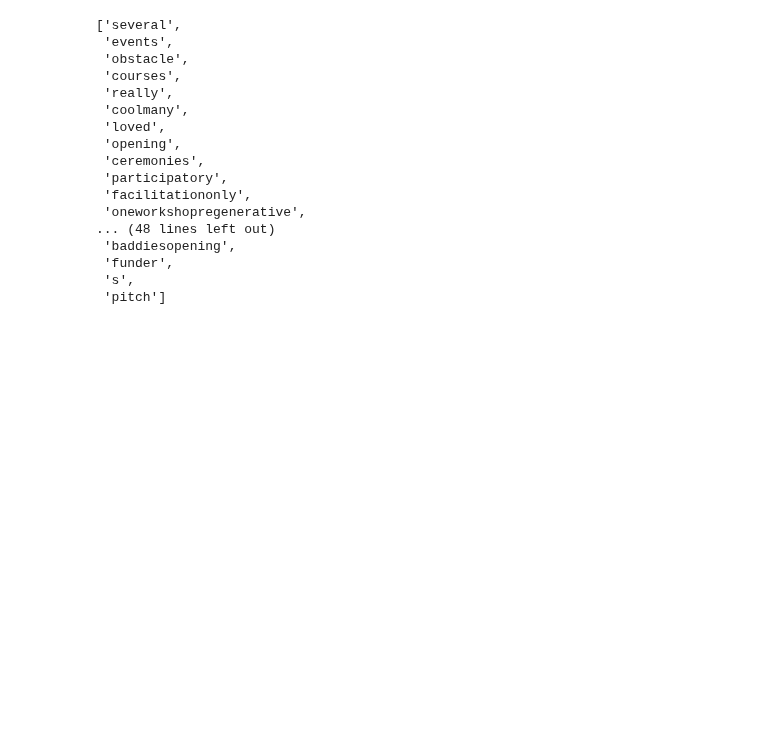
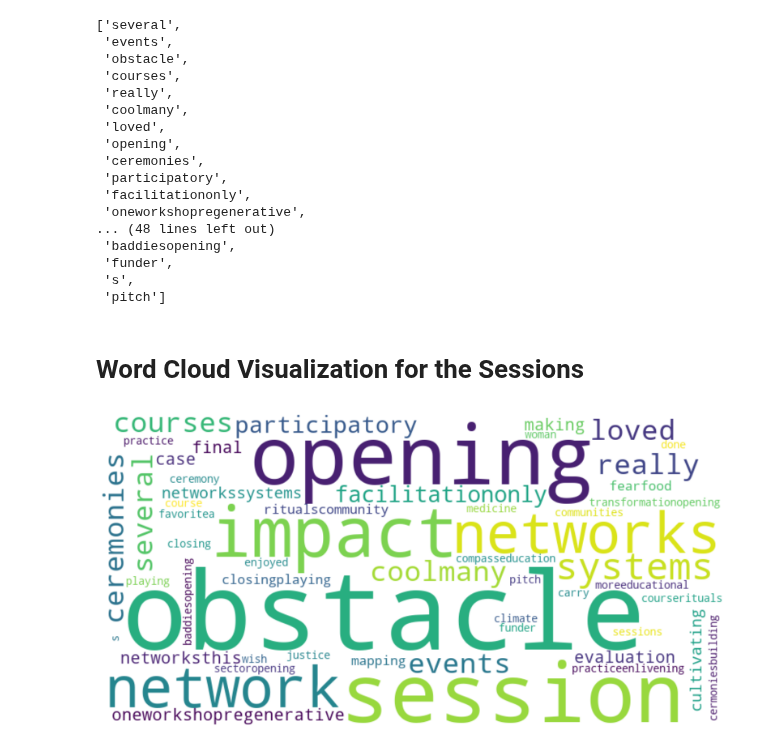
Before and after one commit to alliajagbe/sentiment-analysis, a Jupyter notebook: closing-ceremonies.ipynb, the cells around one changed output. Cells and saved outputs as stored; diff of their text form; code cells hidden in the pictures; blank space fills up the shorter version.

Commit message:
word cloud viz

```diff
--- a/closing-ceremonies.ipynb
+++ b/closing-ceremonies.ipynb
@@ -100,3 +100,9 @@ sessions_words
  'funder',
  's',
  'pitch']
+# %% [markdown]
+# Word Cloud Visualization for the Sessions
+# %%
+word_cloud('sessions', sessions_words)
+# %% [output]
+[figure, added]
```
Also changed, not shown: 1 other file.
